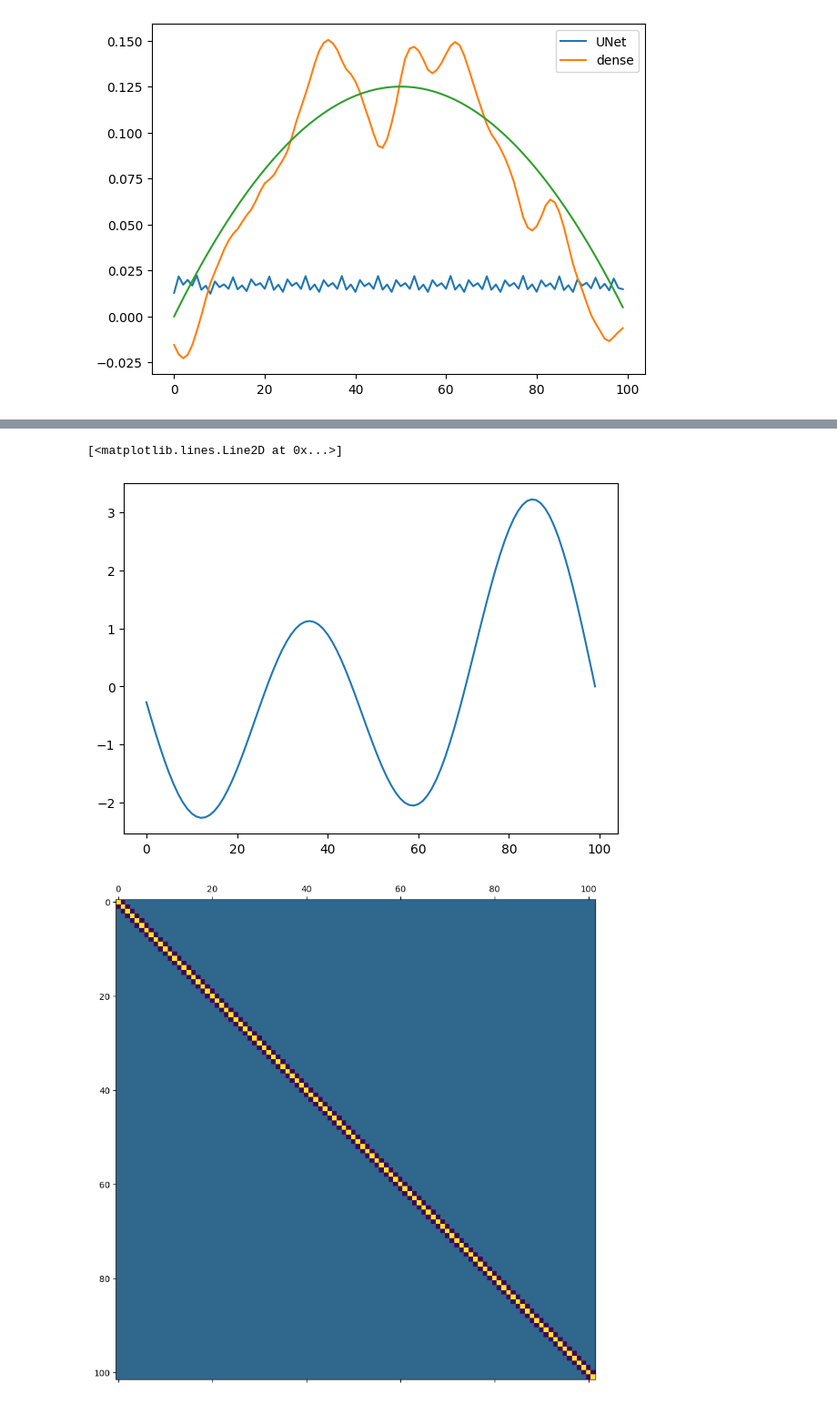
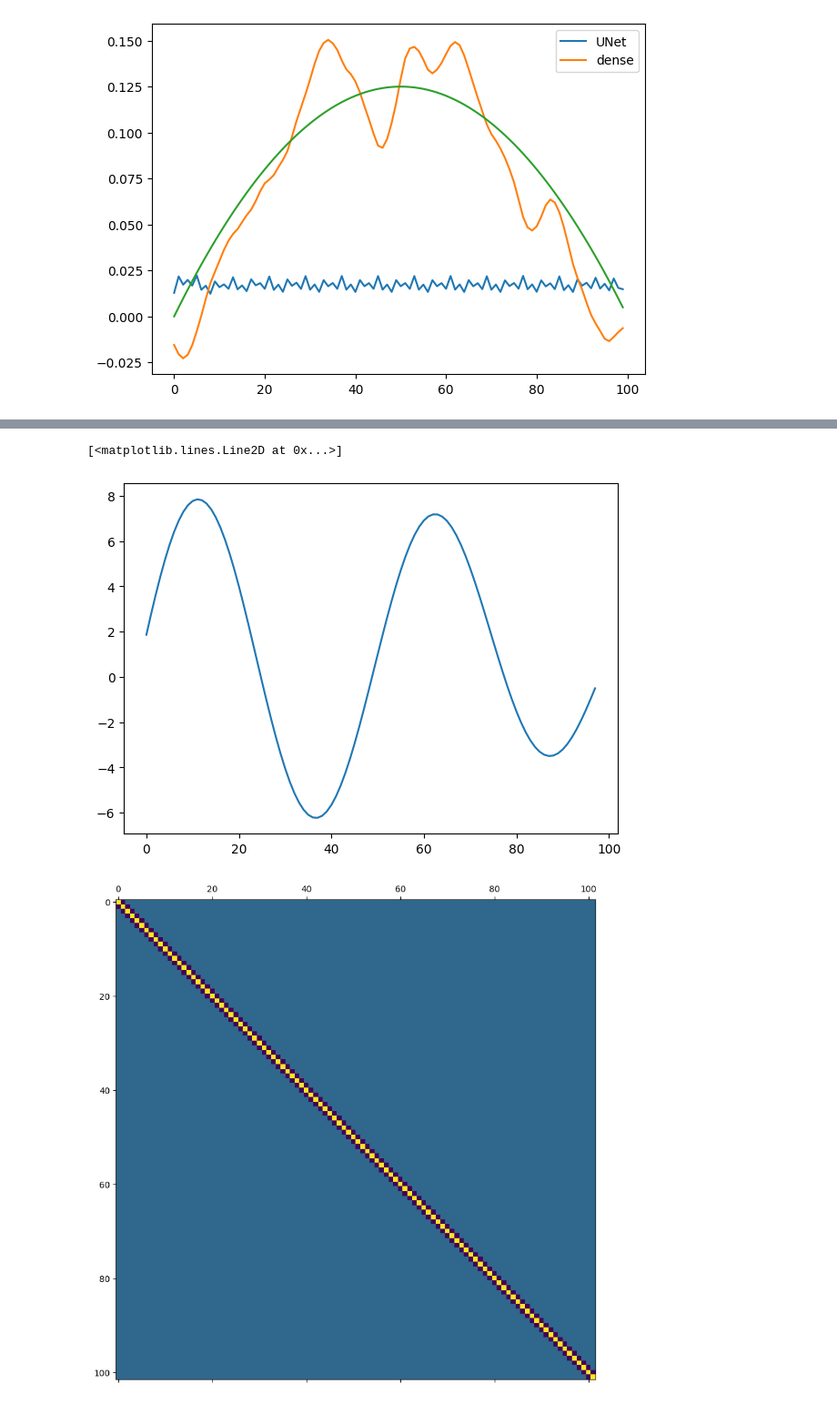
Before and after one commit to benni-bu/gusto, a Jupyter notebook: learning/testnb.ipynb, the cells around one changed output, grey strips where cells are left out. Shown at 91% size. Cells and saved outputs as stored; diff of their text form; code cells hidden in the pictures.

```diff
--- a/learning/testnb.ipynb
+++ b/learning/testnb.ipynb
@@ -132,8 +132,8 @@ plt.plot(vec_out[100])
 # %%
-plt.plot(vec_in[100][1:-1])
+plt.plot(vec_in[1][1:-1])
 # %% [output]
 [<matplotlib.lines.Line2D at 0x...>]
-[figure, old version]
+[figure, new version]
 # %%
 plt.rcParams["figure.figsize"] = [10, 10]
 plt.matshow(matrix)
```
Also changed, not shown: parts of 4 cells of this notebook, 2 other files.
